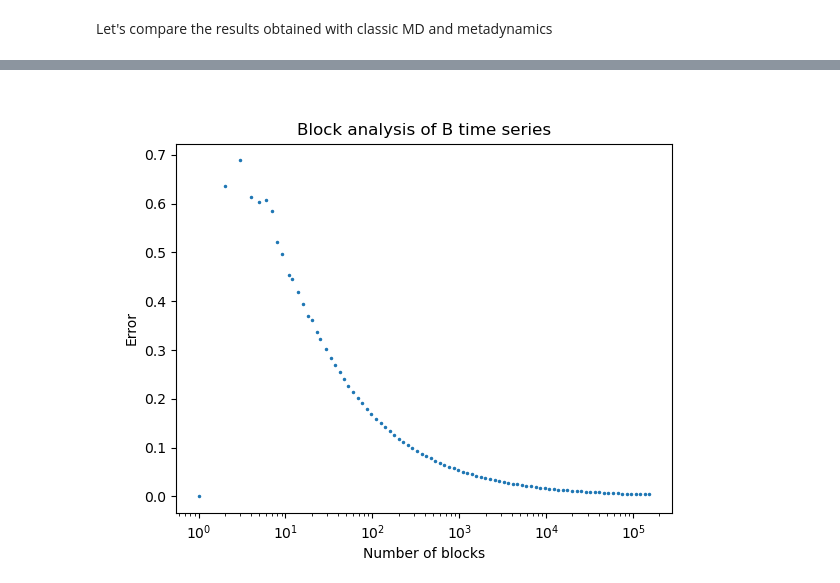
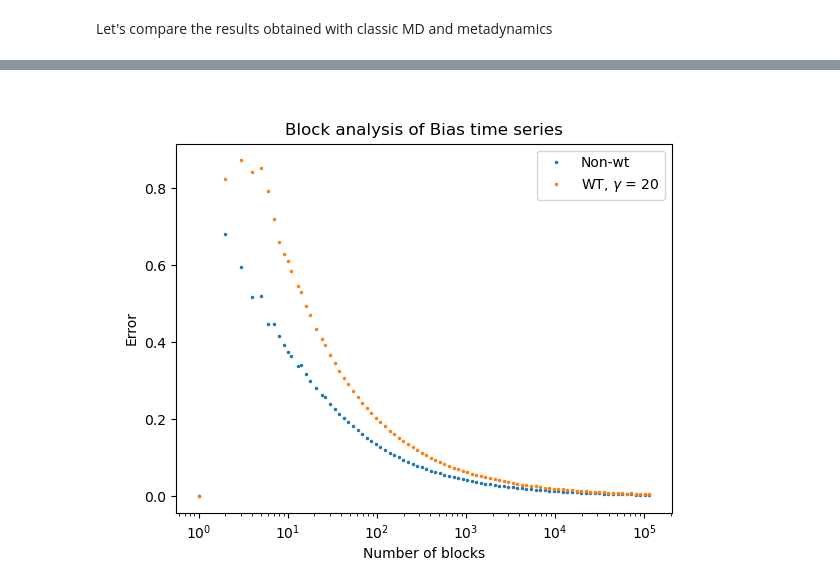
Before and after one commit to giusSacco/StatMech, a Jupyter notebook: Enhanched_sampling/Metadynamics.ipynb, the cells around one changed output, grey strips where cells are left out. Drawn from its saved outputs; the diff is of its cells as text; code cells hidden in the pictures.

```diff
--- a/Enhanched_sampling/Metadynamics.ipynb
+++ b/Enhanched_sampling/Metadynamics.ipynb
@@ -378,28 +415,40 @@ plt.show()
 # Plot B_time_series
 B_time_series = np.loadtxt('B_time_series.txt')
 plt.figure()
-plt.title('Bias potential')
+plt.title('Bias potential - bias average in M = 0.7')
 plt.xlabel('time')
 plt.ylabel('Bias potential')
 plt.gca().invert_yaxis()
-plt.plot(B_time_series, label = 'Bias potential', linestyle = 'None', marker = '.', markersize = .1)
+
+
+plt.plot(B_time_series ,linestyle = 'None', marker = '.', markersize = .1, label = 'Non-wt')
+# Same for Wt
+B_time_series_wt = np.loadtxt('B_time_series_gamma20.txt')
+plt.plot(B_time_series_wt, label = 'Bias potential, $\gamma$ = 20', linestyle = 'None', marker = '.', markersize = .1)
+plt.legend()
 plt.savefig('bias_potential_time_series.png')
 plt.close()
 # %%
 # Perform a block analysis of B_time_series
 t_series = B_time_series
 list_of_n_blocks = list(set(np.geomspace(1, len(t_series), 100, dtype=int)))
-list_of_means, list_of_errors = block_analysis(t_series, list_of_n_blocks)
+means_B_ts, errors_B_ts = block_analysis(t_series, list_of_n_blocks)
+
+# Same for the WT time series
+t_series = B_time_series_wt
+means_B_ts_wt, errors_B_ts_wt = block_analysis(t_series, list_of_n_blocks)
 # %%
 # Plot the block analysis of B_time_series
 plt.figure()
-plt.title('Block analysis of B time series')
-plt.plot(list_of_n_blocks, list_of_errors, linestyle='None', marker='.', markersize=3)
+plt.title('Block analysis of Bias time series')
+plt.plot(list_of_n_blocks, errors_B_ts, linestyle='None', marker='.', markersize=3, label = 'Non-wt')
+plt.plot(list_of_n_blocks, errors_B_ts_wt, linestyle='None', marker='.', markersize=3, label = 'WT, $\gamma$ = 20')
 plt.xscale('log')
 plt.xlabel('Number of blocks')
+plt.legend()
 plt.ylabel('Error')
 plt.show()
 # %% [output]
-[figure, old version]
+[figure, new version]
 # %%
 # Close all figures
```
Also changed, not shown: parts of 18 cells of this notebook.
